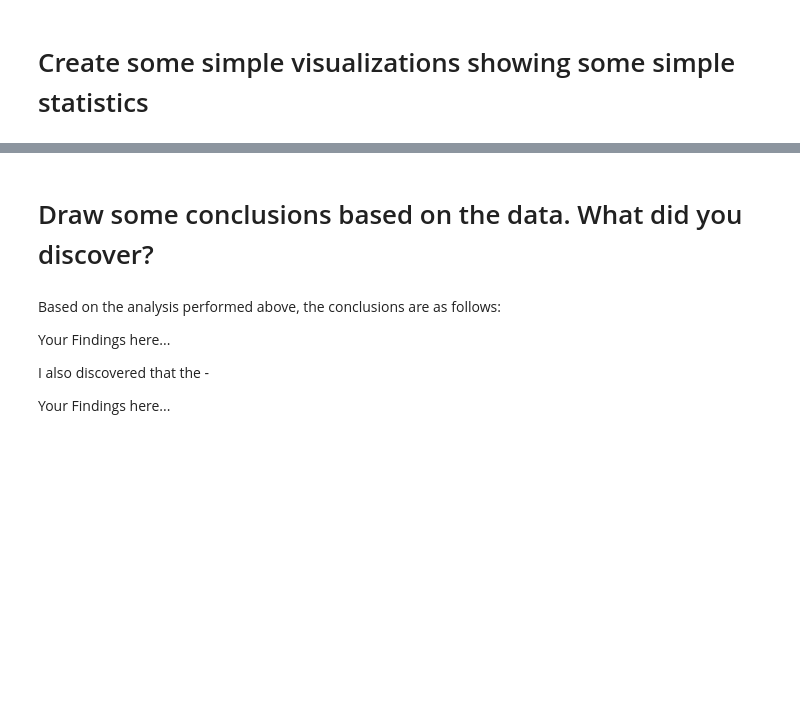
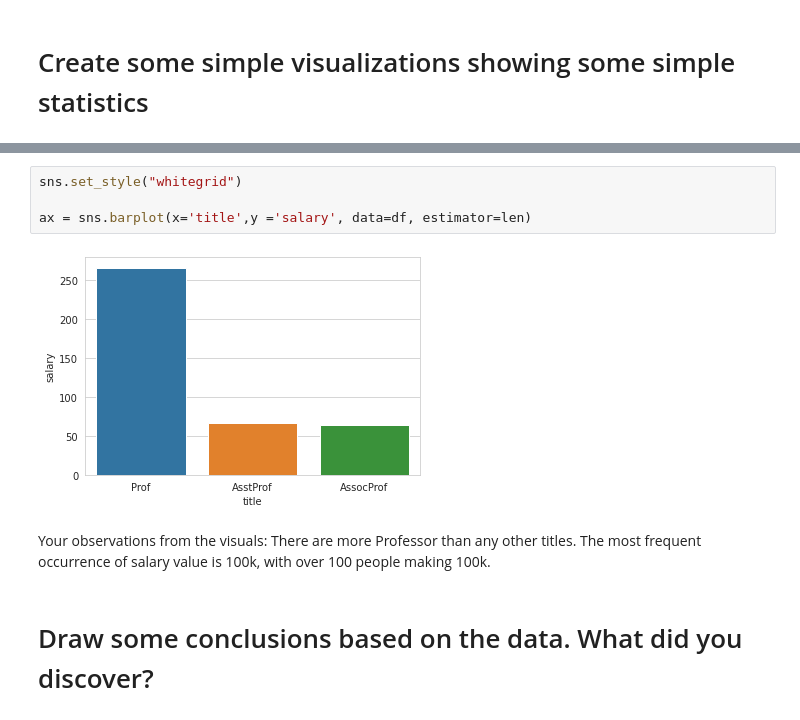
Before and after one commit to bwilli2086/data_analytics, a Jupyter notebook: Python/Unit3_Python_Advanced_Pandas_DataWrangling_Assignment.ipynb, the cells around one changed output, grey strips where cells are left out. Drawn from its saved outputs; the diff is of its cells as text; blank space fills up the shorter version.

```diff
--- a/Python/Unit3_Python_Advanced_Pandas_DataWrangling_Assignment.ipynb
+++ b/Python/Unit3_Python_Advanced_Pandas_DataWrangling_Assignment.ipynb
@@ -234,12 +320,11 @@ Your observations from the visuals:
+# %%
+sns.set_style("whitegrid")
+
+ax = sns.barplot(x='title',y ='salary', data=df, estimator=len)
+# %% [output]
+[figure, added]
+# %% [markdown]
+Your observations from the visuals:
+There are more Professor than any other titles. The most frequent occurrence of salary value is 100k, with over 100 people making 100k.
 # %% [markdown]
 # Draw some conclusions based on the data.  What did you discover?
-# %% [markdown]
-Based on the analysis performed above, the conclusions are as follows:
-
-Your Findings here...
-
-
-
-I also discovered that the -
-
- Your Findings here...
```
Also changed, not shown: parts of 22 cells of this notebook.
